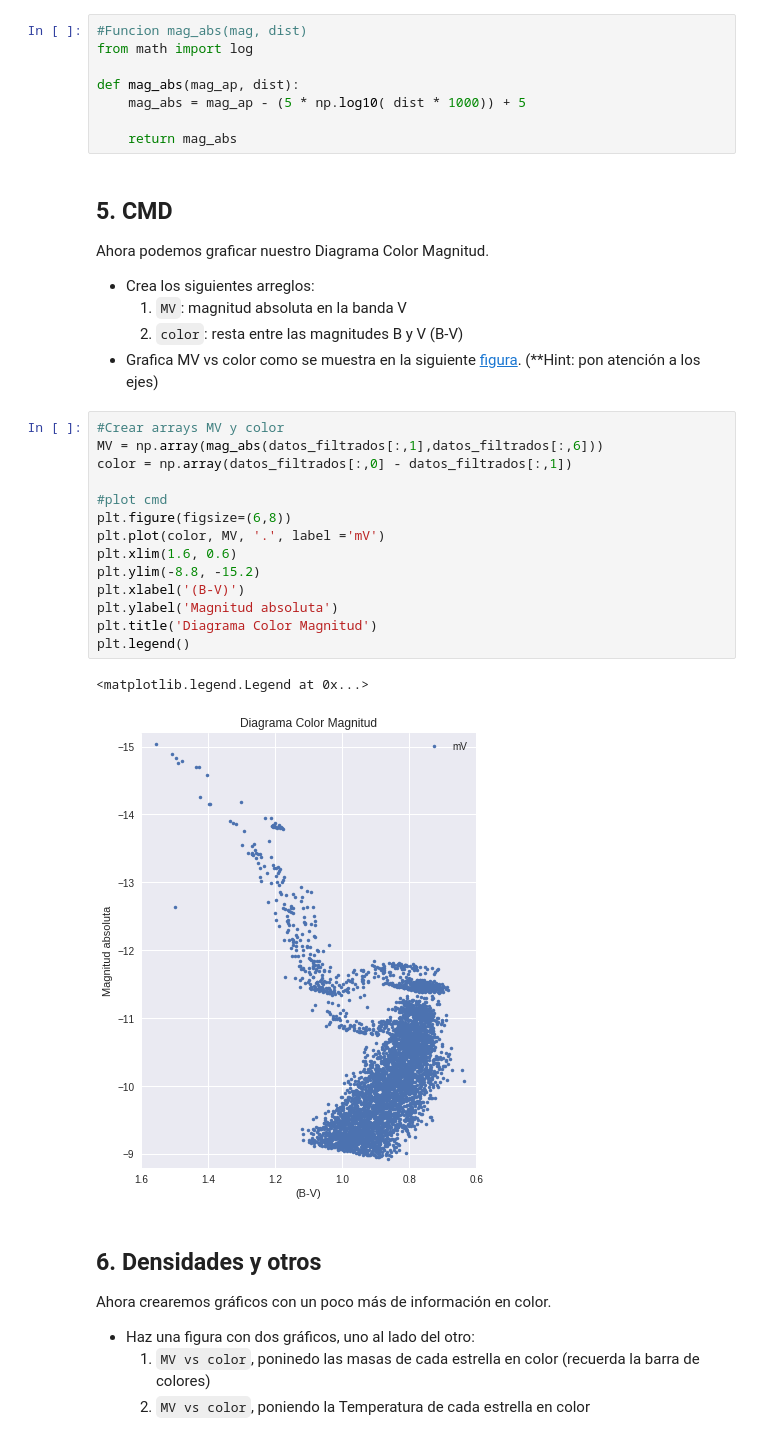
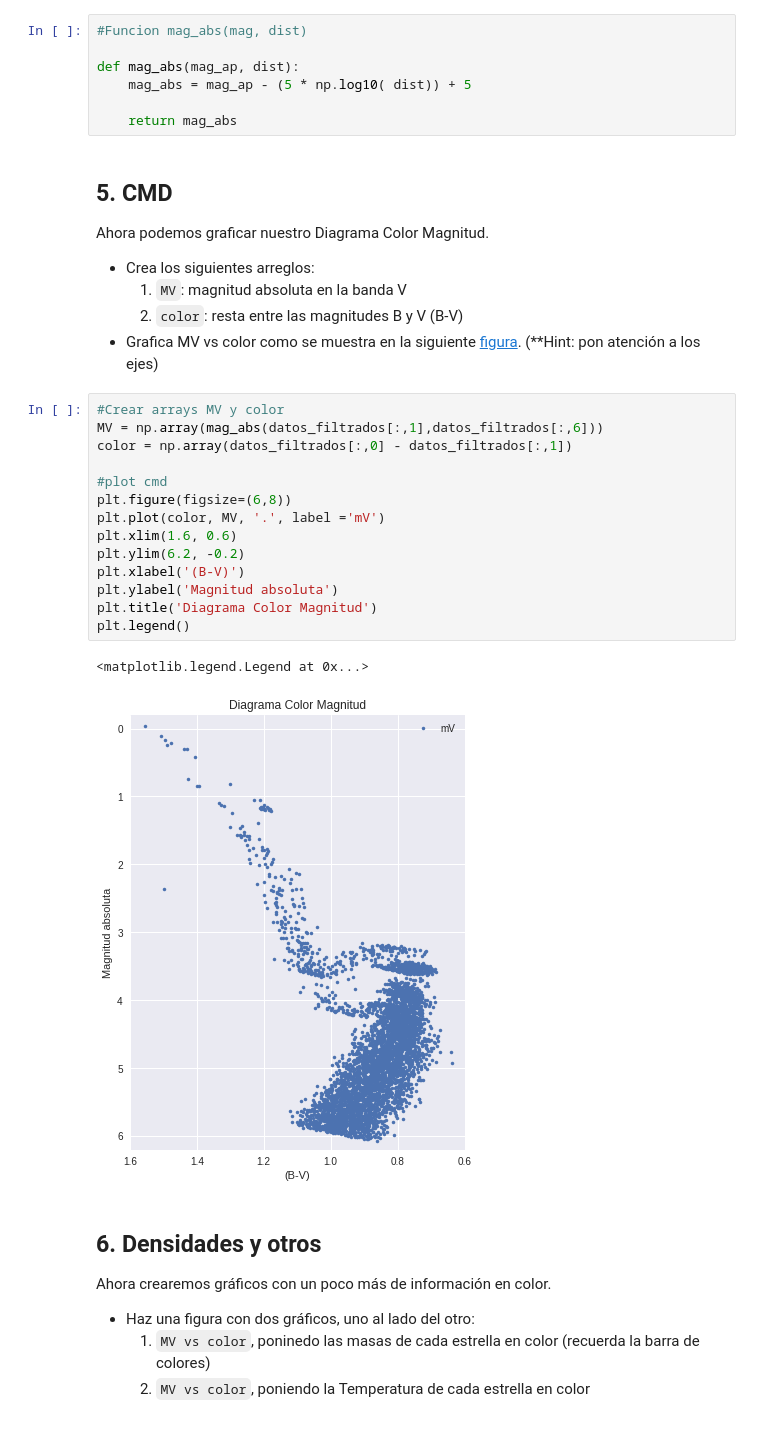
Before and after one commit to diegocorderoa/minitarea2, a Jupyter notebook: minitarea2.ipynb, the cells around one changed output. Saved outputs shown, nothing was run; the diff lists cells and outputs as text.

```diff
--- a/minitarea2.ipynb
+++ b/minitarea2.ipynb
@@ -124,10 +124,9 @@ Para hacer el CMD necesitamos la magnitud absoluta de nuestras estrellas. Para e
         1. `mag_abs`: ndarray de magnitudes absolutas calculadas como: $M = m - 5 \log_{10} (d_{pc}) + 5 $
 # %%
 #Funcion mag_abs(mag, dist)
-from math import log
 
 def mag_abs(mag_ap, dist):
-    mag_abs = mag_ap - (5 * np.log10( dist * 1000)) + 5
+    mag_abs = mag_ap - (5 * np.log10( dist)) + 5
 
     return mag_abs
 # %% [markdown]
@@ -142,20 +141,20 @@ Ahora podemos graficar nuestro Diagrama Color Magnitud.
 # %%
 #Crear arrays MV y color
 MV = np.array(mag_abs(datos_filtrados[:,1],datos_filtrados[:,6]))
 color = np.array(datos_filtrados[:,0] - datos_filtrados[:,1])
 
 #plot cmd
 plt.figure(figsize=(6,8))
 plt.plot(color, MV, '.', label ='mV')
 plt.xlim(1.6, 0.6)
-plt.ylim(-8.8, -15.2)
+plt.ylim(6.2, -0.2)
 plt.xlabel('(B-V)')
 plt.ylabel('Magnitud absoluta')
 plt.title('Diagrama Color Magnitud')
 plt.legend()
 # %% [output]
 <matplotlib.legend.Legend at 0x...>
-[figure, old version]
+[figure, new version]
 # %% [markdown]
 ## 6. Densidades y otros
 
```
Also changed, not shown: parts of 4 cells of this notebook.
